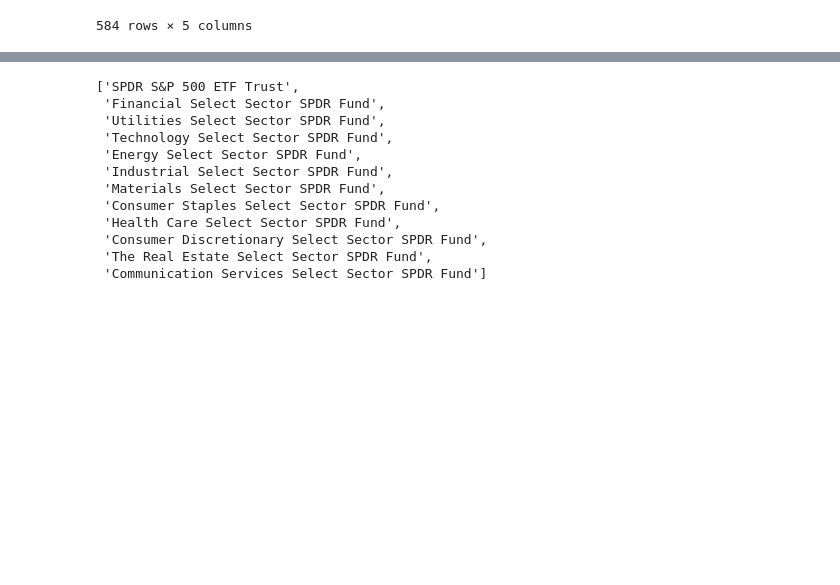
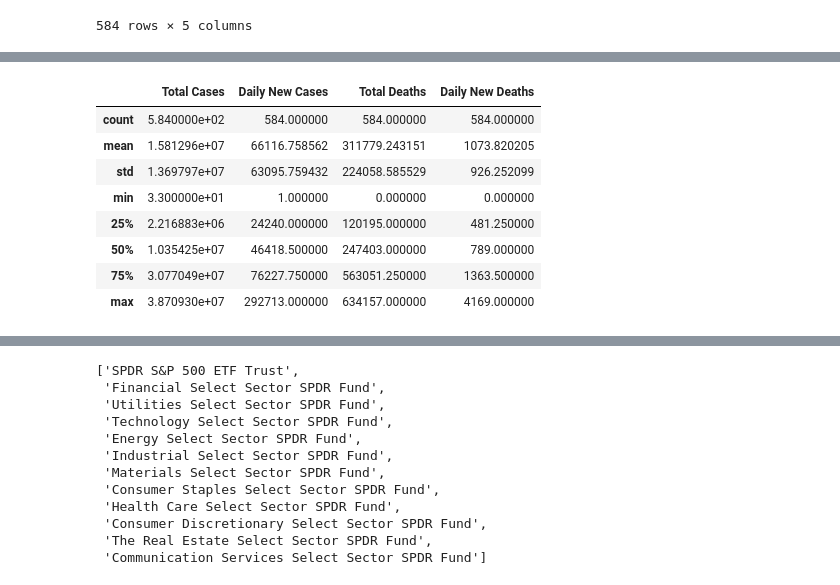
Before and after one commit to dmtiblin/Project-1, a Jupyter notebook: Galen/project 1 test/sp500test.ipynb, the cells around one changed output, grey strips where cells are left out. Cells and saved outputs as stored; diff of their text form; code cells hidden in the pictures; blank space fills up the shorter version.

```diff
--- a/Galen/project 1 test/sp500test.ipynb
+++ b/Galen/project 1 test/sp500test.ipynb
@@ -51,0 +47,13 @@ Timestamp('2021-08-27 00:00:00')
+# %%
+# covid data numerical description pane
+covid_df_grouped_date.describe()
+# %% [output]
+|  | Total Cases | Daily New Cases | Total Deaths | Daily New Deaths |
+| count | 5.840000e+02 | 584.000000 | 584.000000 | 584.000000 |
+| mean | 1.581296e+07 | 66116.758562 | 311779.243151 | 1073.820205 |
+| std | 1.369797e+07 | 63095.759432 | 224058.585529 | 926.252099 |
+| min | 3.300000e+01 | 1.000000 | 0.000000 | 0.000000 |
+| 25% | 2.216883e+06 | 24240.000000 | 120195.000000 | 481.250000 |
+| 50% | 1.035425e+07 | 46418.500000 | 247403.000000 | 789.000000 |
+| 75% | 3.077049e+07 | 76227.750000 | 563051.250000 | 1363.500000 |
+| max | 3.870930e+07 | 292713.000000 | 634157.000000 | 4169.000000 |
```
Also changed, not shown: parts of 19 cells of this notebook, 1 other file.
